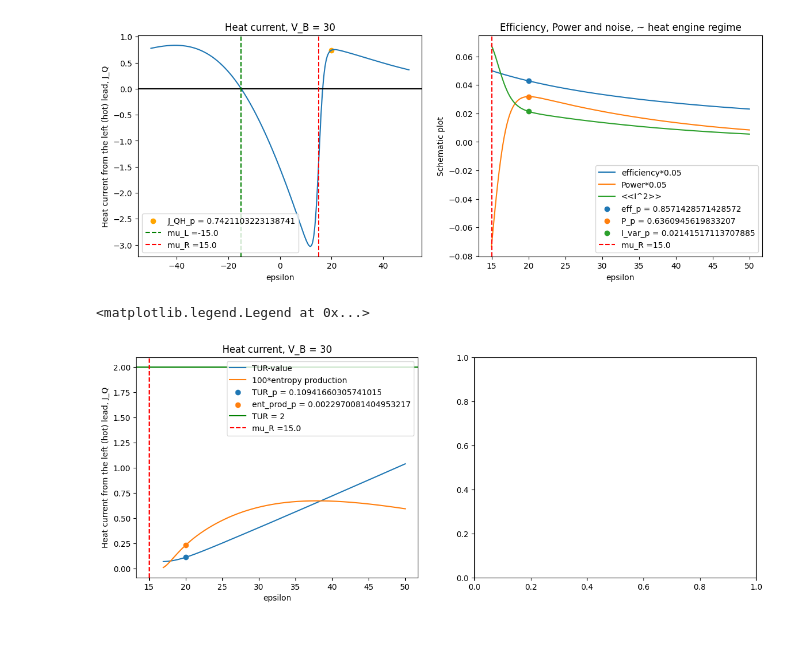
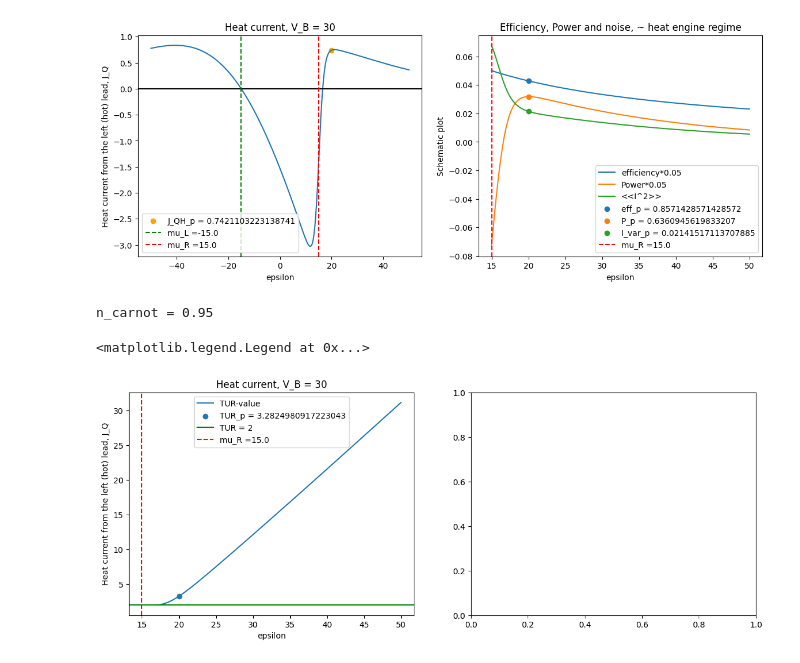
Before and after one commit to myIntSet/thermoelectrics, a Jupyter notebook: fluctuationsSQD.ipynb, the cells around one changed output. Cells and saved outputs as stored; diff of their text form; code cells hidden in the pictures; blank space fills up the shorter version.

```diff
--- a/fluctuationsSQD.ipynb
+++ b/fluctuationsSQD.ipynb
@@ -199,28 +200,30 @@ ax2.legend()
 # %%
 #TUR
 
 #Left lead = hot
 #Right lead = cold
 
 eff_carnot = 1-T_R/T_L
-ent_prod = I*(1/T_R)*(eff_carnot-efficiency)/efficiency
-ent_prod_p = I_p*(1/T_R)*(eff_carnot-eff_p)/eff_p
+print(f'n_carnot = {eff_carnot}')
+ent_prod = P*(1/T_R)*(eff_carnot-efficiency)/efficiency
+ent_prod_p = P_p*(1/T_R)*(eff_carnot-eff_p)/eff_p
 TUR = I_var*ent_prod/(I**2)
 TUR_p = I_var_p*ent_prod_p/(I_p**2)
 
 #Value 17 hand tuned
 idx = np.argmin(np.abs(epsilon - 17))
 fig, (ax1, ax2) = plt.subplots(1, 2, figsize=(14, 5))
 ax1.plot(epsilon[idx:], TUR[idx:], label='TUR-value')
-ax1.plot(epsilon[idx:], 100*ent_prod[idx:], label='100*entropy production')
+#ax1.plot(epsilon[idx:], 100*ent_prod[idx:], label='100*entropy production')
 ax1.scatter(epsilon_prime, TUR_p, label=f'TUR_p = {TUR_p}')
-ax1.scatter(epsilon_prime, 100*ent_prod_p, label=f'ent_prod_p = {ent_prod_p}')
+#ax1.scatter(epsilon_prime, 100*ent_prod_p, label=f'ent_prod_p = {ent_prod_p}')
 ax1.set_xlabel('epsilon')
 ax1.set_ylabel('Heat current from the left (hot) lead, J_Q')
 ax1.set_title(f'Heat current, V_B = {V_B}')
 ax1.axhline(y=2, color='g', linestyle='-', label= 'TUR = 2')
 ax1.axvline(x=mu_R, color='r', linestyle='--', label=f'mu_R ={mu_R}')
 ax1.legend()
 # %% [output]
-<matplotlib.legend.Legend at 0x...>
+n_carnot = 0.95
+<matplotlib.legend.Legend at 0x...>
-[figure, old version]
+[figure, new version]
```
Also changed, not shown: parts of 1 cell of this notebook, 3 other files.
